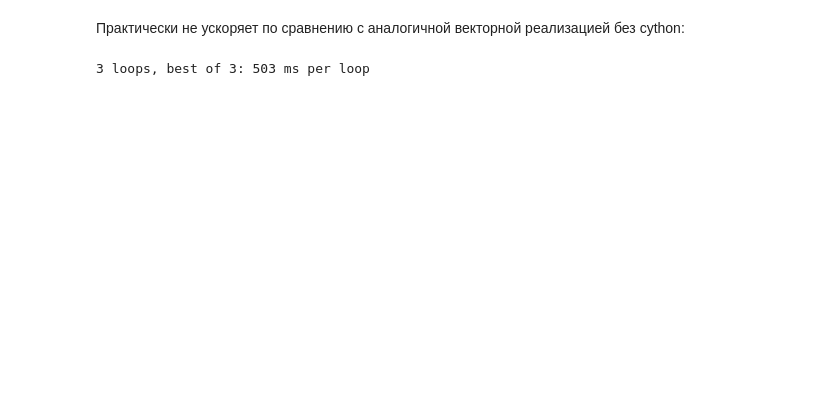
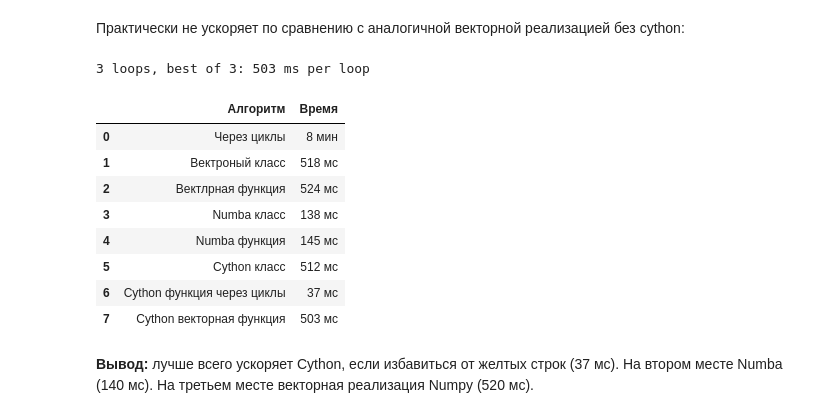
Before and after one commit to is-kozlov/sphere_hw, a Jupyter notebook: intro/hw2_Kozlov.ipynb, the cells around one changed output. Drawn from its saved outputs; the diff is of its cells as text; code cells hidden in the pictures; blank space fills up the shorter version.

```diff
--- a/intro/hw2_Kozlov.ipynb
+++ b/intro/hw2_Kozlov.ipynb
@@ -949,3 +849,19 @@ cpdef fit_kmeans_cython(np.ndarray[np.float64_t, ndim=2] X, long k=2, str metric
 %timeit -n 3 -r 3 fit_kmeans_cython(X, k=9, random_state=322)
 # %% [output]
 3 loops, best of 3: 503 ms per loop
+# %%
+res = pd.read_csv('speed_results.csv', index_col=False)
+# %%
+res
+# %% [output]
+|  | Алгоритм | Время |
+| 0 | Через циклы | 8 мин |
+| 1 | Вектроный класс | 518 мс |
+| 2 | Вектлрная функция | 524 мс |
+| 3 | Numba класс | 138 мс |
+| 4 | Numba функция | 145 мс |
+| 5 | Cython класс | 512 мс |
+| 6 | Cython функция через циклы | 37 мс |
+| 7 | Cython векторная функция | 503 мс |
+# %% [markdown]
+<b>Вывод:</b> лучше всего ускоряет Cython, если избавиться от желтых строк (37 мс). На втором месте Numba (140 мс). На третьем месте векторная реализация Numpy (520 мс).
```
Also changed, not shown: parts of 13 cells of this notebook.
